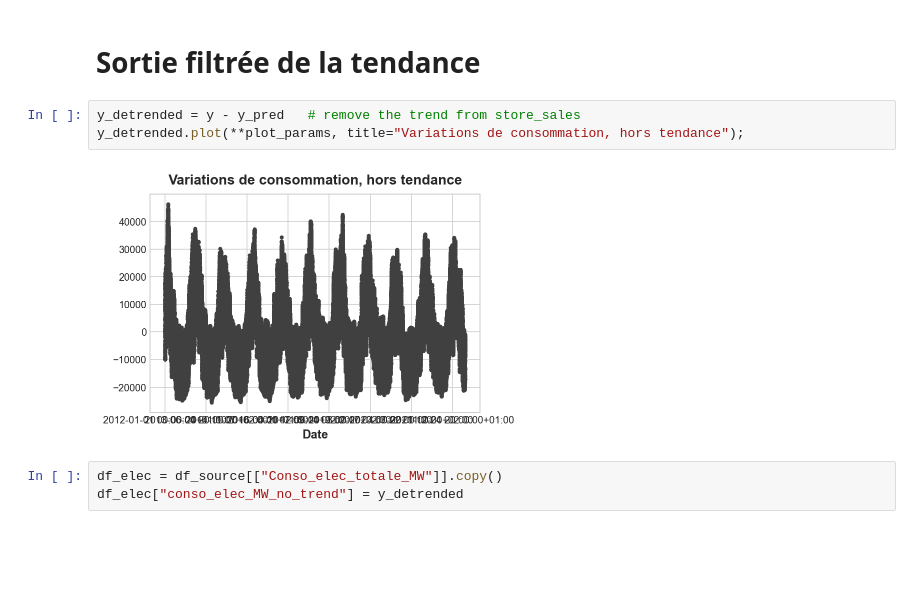
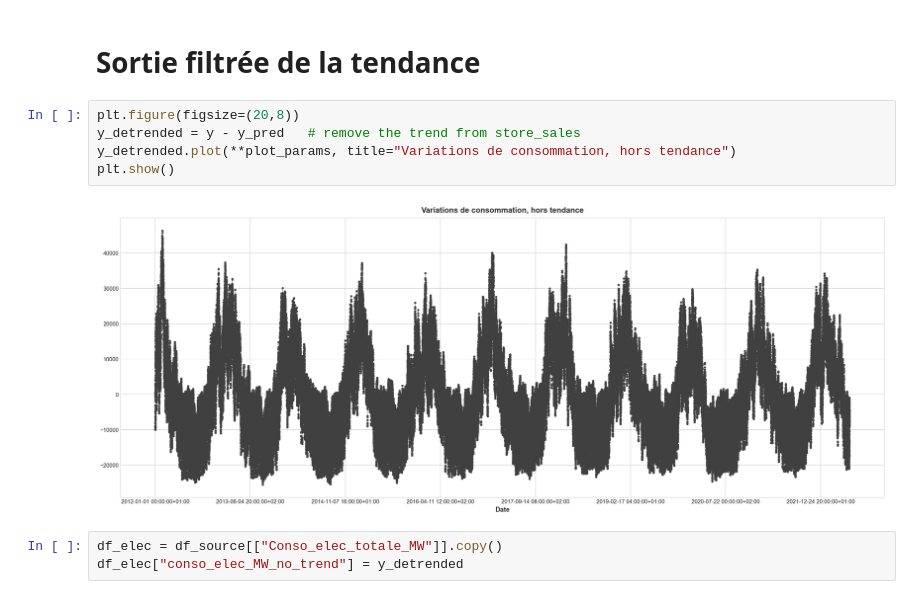
Before and after one commit to AxelRK200/Energy_Consumption_Forecast_Winter_2023-2024_France, a Jupyter notebook: 2_Trend.ipynb, the cells around one changed output. Drawn from its saved outputs; the diff is of its cells as text; blank space fills up the shorter version.

```diff
--- a/2_Trend.ipynb
+++ b/2_Trend.ipynb
@@ -122,10 +123,12 @@ R2 score : 0.00
 # %% [markdown]
 # Sortie filtrée de la tendance #
 # %%
+plt.figure(figsize=(20,8))
 y_detrended = y - y_pred   # remove the trend from store_sales
-y_detrended.plot(**plot_params, title="Variations de consommation, hors tendance");
+y_detrended.plot(**plot_params, title="Variations de consommation, hors tendance")
+plt.show()
 # %% [output]
-[figure, old version]
+[figure, new version]
 # %%
 df_elec = df_source[["Conso_elec_totale_MW"]].copy()
 df_elec["conso_elec_MW_no_trend"] = y_detrended
```
Also changed, not shown: parts of 5 cells of this notebook.
